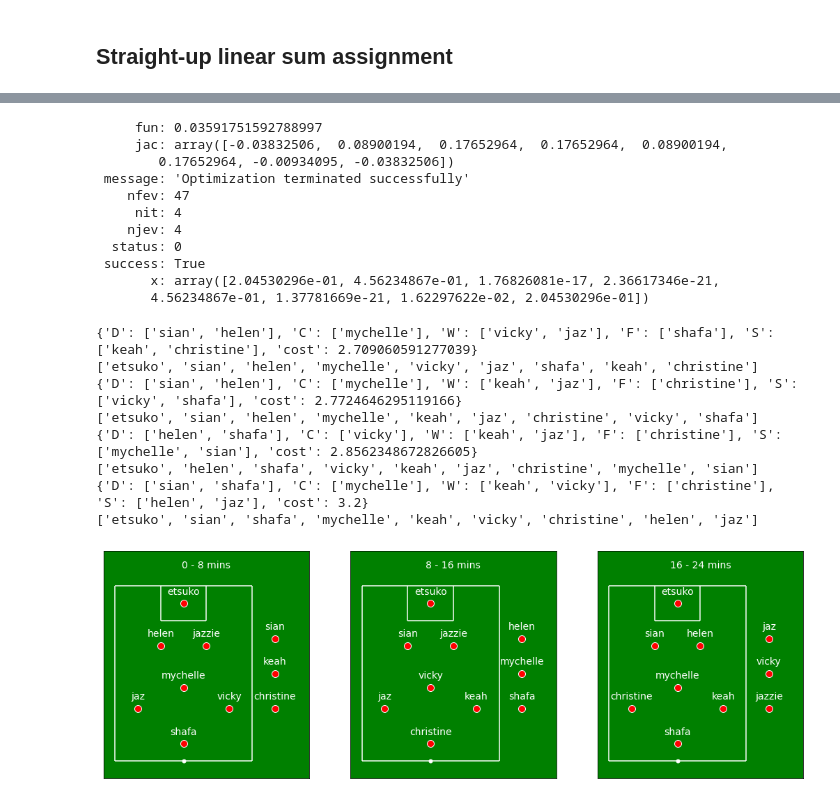
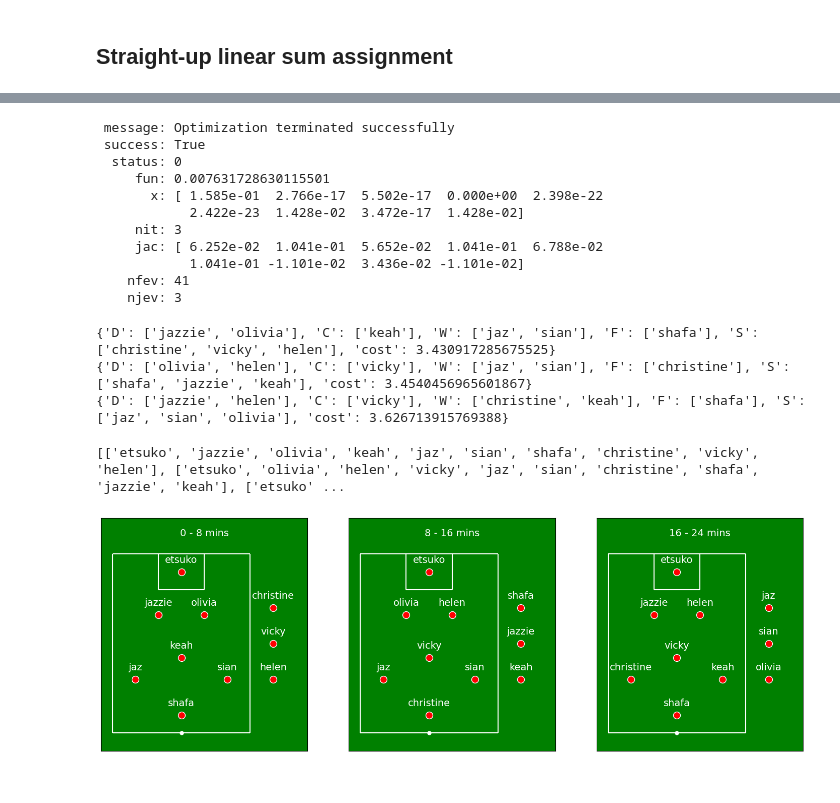
Before and after one commit to superresolusian/auto_pete, a Jupyter notebook: auto_pete_reboot.ipynb, the cells around one changed output, grey strips where cells are left out. Saved outputs shown, nothing was run; the diff lists cells and outputs as text; code cells hidden in the pictures.

Commit message:
new weights from form

```diff
--- a/auto_pete_reboot.ipynb
+++ b/auto_pete_reboot.ipynb
@@ -8,3 +8,34 @@ import matplotlib.pyplot as plt
 ## Player dictionary
 First, preferences - score out of 10 for which positions are preferred.
 **TODO: Should I enforce that scores sum to 10?**
+# %%
+# new preference positions
+
+all_players = dict()
+
+# preferred positions
+all_players['jazzie'] = [('D',5), ('C', 3), ('W',2), ('F',1)]
+all_players['helen'] = [('D', 5), ('C',2), ('W',3.5), ('F',1)]
+all_players['christine'] = [('D',0), ('C',1), ('W',4), ('F',5)]
+all_players['sian'] = [('D',4), ('C',0), ('W',4), ('F',1)]
+all_players['vicky'] = [('D',0), ('C',5), ('W',2.5), ('F',4)]
+all_players['keah'] = [('D',1), ('C',5), ('W',3.5), ('F',2)]
+all_players['shafa'] = [('D',3), ('C',3), ('W',3.5), ('F',5)]
+all_players['olivia'] = [('D',5), ('C',4), ('W',1.5), ('F',0)]
+all_players['mychelle'] = [('D',1), ('C',5), ('W',4), ('F',4)]
+all_players['jaz'] = [('D',2), ('C',1), ('W',4.5), ('F',3)]
+
+player_costs = dict()
+
+for player in all_players.keys():
+    prefs = all_players[player]
+
+    weights = []
+    sum_weights = sum(w for pos, w in prefs)
+    for x in prefs:
+        weight = 1-(x[1]/sum_weights) if x[1]!=0 else 1.0
+        weights.append((x[0], weight))
+
+    player_costs[player] = weights
+
+print(player_costs)
@@ -17,12 +50,12 @@ all_players = dict()
 all_players['jazzie'] = [('D',10), ('C',0), ('W',0), ('F',0)]
 all_players['caroline'] = [('D',10), ('C',0), ('W',0), ('F',0)]
 all_players['helen'] = [('D', 8), ('C',0), ('W',2), ('F',0)]
-all_players['christine'] = [('D',0), ('C',0), ('W',5), ('F',5)]
+all_players['christine'] = [('D',0), ('C',0), ('W',2), ('F',8)]
 all_players['sian'] = [('D',5), ('C',0), ('W',5), ('F',0)]
 all_players['vicky'] = [('D',0), ('C',6), ('W',3), ('F',1)]
-all_players['keah'] = [('D',0), ('C',1), ('W',5), ('F',4)]
+all_players['keah'] = [('D',0), ('C',3), ('W',5), ('F',2)]
 all_players['shafa'] = [('D',4), ('C',0), ('W',3), ('F',7)]
-all_players['olivia'] = [('D',0), ('C',1), ('W',1), ('F',8)]
+all_players['olivia'] = [('D',10), ('C',0), ('W',0), ('F',0)]
 all_players['mychelle'] = [('D',0), ('C',6), ('W',0), ('F',3)]
 all_players['jaz'] = [('D',0), ('C',2), ('W',8), ('F',0)]
 
@@ -198,17 +232,17 @@ for i in range(n_players_this_week):
 res = minimize(objective_function, x0=np.zeros(n_players_this_week), args=(cm_no_subs, n_repeats), bounds=bounds, method='SLSQP', options={'eps':0.1})
 print(res)
 # %% [output]
-     fun: 0.03591751592788997
-     jac: array([-0.03832506,  0.08900194,  0.17652964,  0.17652964,  0.08900194,
-        0.17652964, -0.00934095, -0.03832506])
- message: 'Optimization terminated successfully'
-    nfev: 47
-     nit: 4
-    njev: 4
+ message: Optimization terminated successfully
+ success: True
   status: 0
- success: True
-       x: array([2.04530296e-01, 4.56234867e-01, 1.76826081e-17, 2.36617346e-21,
-       4.56234867e-01, 1.37781669e-21, 1.62297622e-02, 2.04530296e-01])
+     fun: 0.007631728630115501
+       x: [ 1.585e-01  2.766e-17  5.502e-17  0.000e+00  2.398e-22
+            2.422e-23  1.428e-02  3.472e-17  1.428e-02]
+     nit: 3
+     jac: [ 6.252e-02  1.041e-01  5.652e-02  1.041e-01  6.788e-02
+            1.041e-01 -1.101e-02  3.436e-02 -1.101e-02]
+    nfev: 41
+    njev: 3
 # %%
 initial_subs_weights = res.x
 cm = append_subs_to_cost_matrix(cm_no_subs, initial_subs_weights)
@@ -220,21 +254,16 @@ for i in range(n_repeats):
     row_ind, col_ind = linear_sum_assignment(cm)
     formation_dict = convert_lsa_output_to_formation(cm, row_ind, col_ind, this_week, formation_with_subs)
     print(formation_dict)
-    for_display.append(convert_formation_to_list(formation_dict)))
+    for_display.append(convert_formation_to_list(formation_dict))
 
     for i in range(len(row_ind)):
         if formation_with_subs[col_ind[i]]=='S':
             subs_weights[i] += sub_weight
     cm = alter_subs_weights(cm, subs_weights)
 # %% [output]
-{'D': ['sian', 'helen'], 'C': ['mychelle'], 'W': ['vicky', 'jaz'], 'F': ['shafa'], 'S': ['keah', 'christine'], 'cost': 2.709060591277039}
-['etsuko', 'sian', 'helen', 'mychelle', 'vicky', 'jaz', 'shafa', 'keah', 'christine']
-{'D': ['sian', 'helen'], 'C': ['mychelle'], 'W': ['keah', 'jaz'], 'F': ['christine'], 'S': ['vicky', 'shafa'], 'cost': 2.7724646295119166}
-['etsuko', 'sian', 'helen', 'mychelle', 'keah', 'jaz', 'christine', 'vicky', 'shafa']
-{'D': ['helen', 'shafa'], 'C': ['vicky'], 'W': ['keah', 'jaz'], 'F': ['christine'], 'S': ['mychelle', 'sian'], 'cost': 2.8562348672826605}
-['etsuko', 'helen', 'shafa', 'vicky', 'keah', 'jaz', 'christine', 'mychelle', 'sian']
-{'D': ['sian', 'shafa'], 'C': ['mychelle'], 'W': ['keah', 'vicky'], 'F': ['christine'], 'S': ['helen', 'jaz'], 'cost': 3.2}
-['etsuko', 'sian', 'shafa', 'mychelle', 'keah', 'vicky', 'christine', 'helen', 'jaz']
+{'D': ['jazzie', 'olivia'], 'C': ['keah'], 'W': ['jaz', 'sian'], 'F': ['shafa'], 'S': ['christine', 'vicky', 'helen'], 'cost': 3.430917285675525}
+{'D': ['olivia', 'helen'], 'C': ['vicky'], 'W': ['jaz', 'sian'], 'F': ['christine'], 'S': ['shafa', 'jazzie', 'keah'], 'cost': 3.4540456965601867}
+{'D': ['jazzie', 'helen'], 'C': ['vicky'], 'W': ['christine', 'keah'], 'F': ['shafa'], 'S': ['jaz', 'sian', 'olivia'], 'cost': 3.626713915769388}
 # %%
 def plot_formation(formation, t_start, t_stop):
     # format for formation should be: GK, LB, RB, C, LW, RW, CF, S, S, S
@@ -318,4 +342,8 @@ forms_this_week.append(['etsuko', 'sian', 'helen', 'mychelle', 'christine', 'kea
+# %%
+print(for_display)
+# %% [output]
+[['etsuko', 'jazzie', 'olivia', 'keah', 'jaz', 'sian', 'shafa', 'christine', 'vicky', 'helen'], ['etsuko', 'olivia', 'helen', 'vicky', 'jaz', 'sian', 'christine', 'shafa', 'jazzie', 'keah'], ['etsuko' ...
 # %%
-plot_formations(forms_this_week, 0, 25)
+plot_formations(for_display, 0, 25)
 # %% [output]
-[figure, old version]
+[figure, new version]
```
Also changed, not shown: parts of 6 cells of this notebook.
